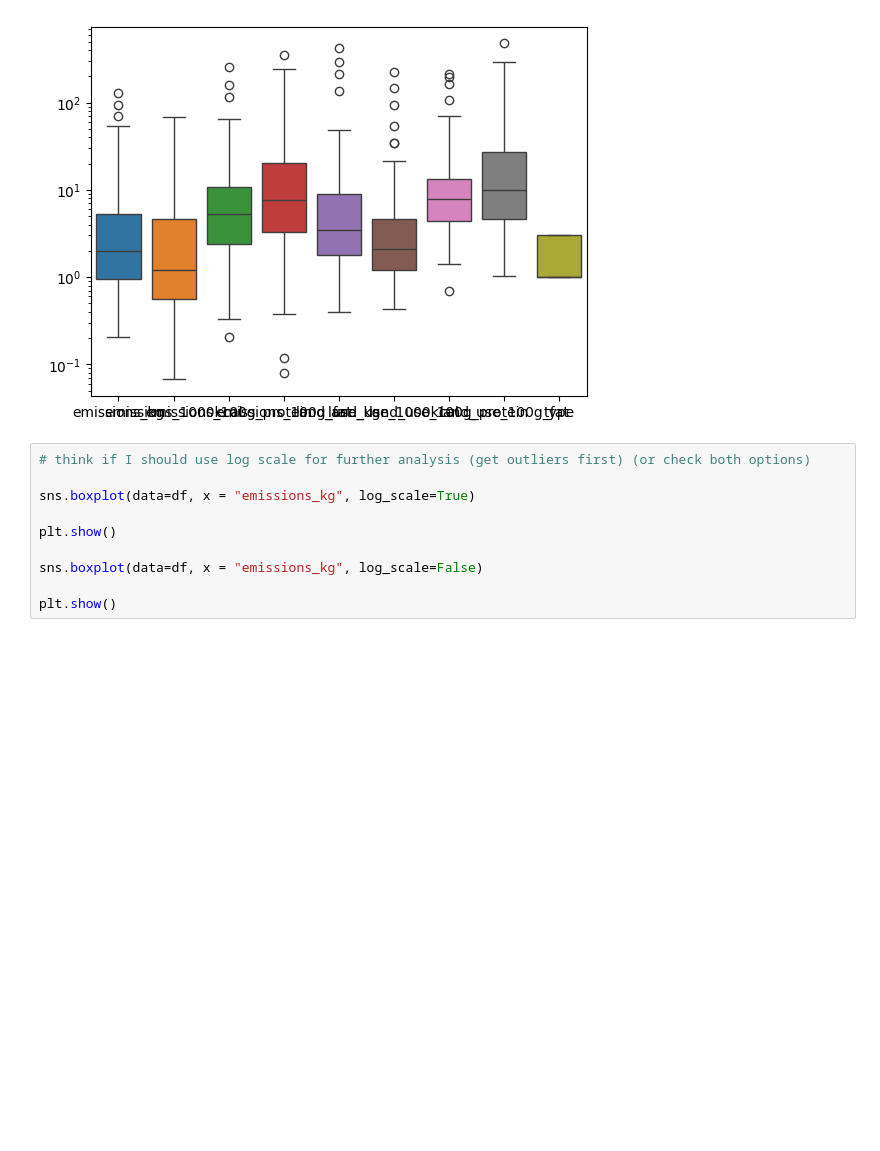
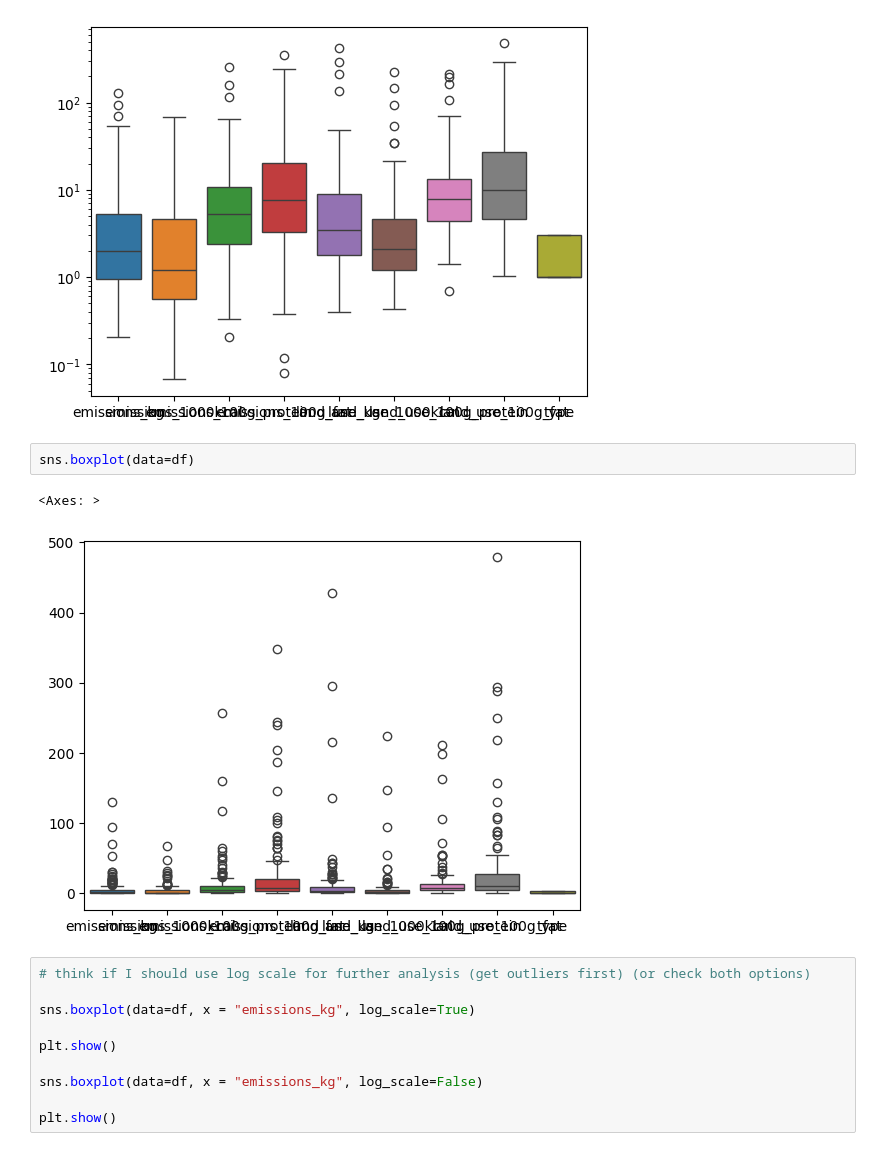
Before and after one commit to TMaczek/BananaIndexV2, a Jupyter notebook: BananaIndexEDA.ipynb, the cells around one changed output. Drawn from its saved outputs; the diff is of its cells as text; blank space fills up the shorter version.

```diff
--- a/BananaIndexEDA.ipynb
+++ b/BananaIndexEDA.ipynb
@@ -346,6 +347,11 @@ sns.boxplot(data=df, log_scale=True)
 # %% [output]
 <Axes: >
 [figure]
+# %%
+sns.boxplot(data=df)
+# %% [output]
+<Axes: >
+[figure, added]
 # %%
 # think if I should use log scale for further analysis (get outliers first) (or check both options)
 
```
Also changed, not shown: parts of 11 cells of this notebook.
